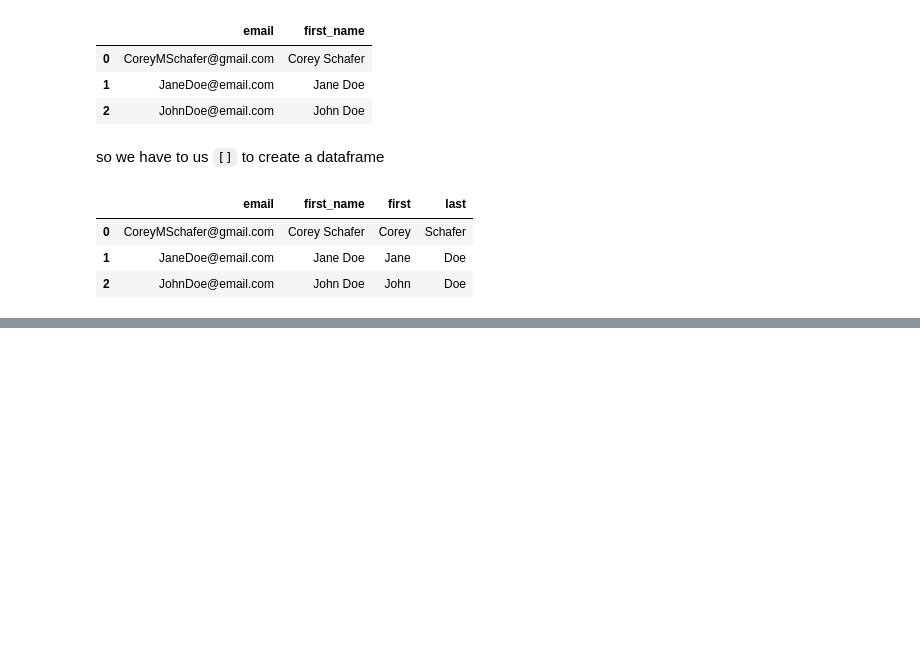
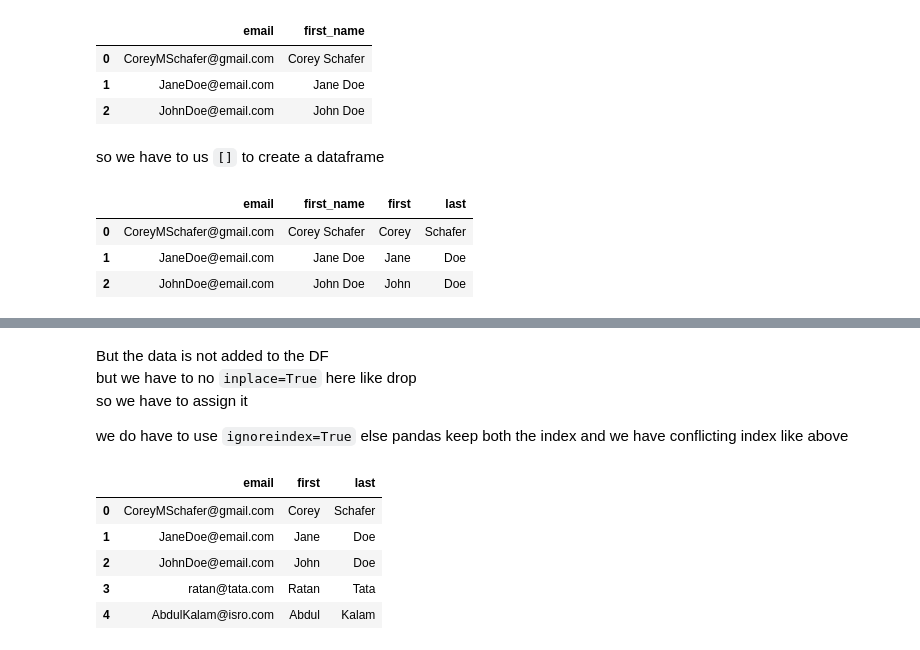
Before and after one commit to innovinitylabs/pandas-notes-corey-schaffer, a Jupyter notebook: 06-Add or Remove Rows and Columns From DataFrames.ipynb, the cells around one changed output, grey strips where cells are left out. Drawn from its saved outputs; the diff is of its cells as text; code cells hidden in the pictures; blank space fills up the shorter version.

```diff
--- a/06-Add or Remove Rows and Columns From DataFrames.ipynb
+++ b/06-Add or Remove Rows and Columns From DataFrames.ipynb
@@ -142,0 +197,16 @@ long test to test
+# %% [markdown]
+But the data is not added to the DF
+but we have to no `inplace=True` here like drop
+so we have to assign it
+
+we do have to use `ignoreindex=True` else pandas keep both the index and we have conflicting index like above
+# %%
+dft = dft._append(dfp, ignore_index=True)
+dft
+# %% [output]
+|  | email | first | last |
+| 0 | CoreyMSchafer@gmail.com | Corey | Schafer |
+| 1 | JaneDoe@email.com | Jane | Doe |
+| 2 | JohnDoe@email.com | John | Doe |
+| 3 | ratan@tata.com | Ratan | Tata |
+| 4 | AbdulKalam@isro.com | Abdul | Kalam |
```
Also changed, not shown: parts of 24 cells of this notebook, 2 other files.
